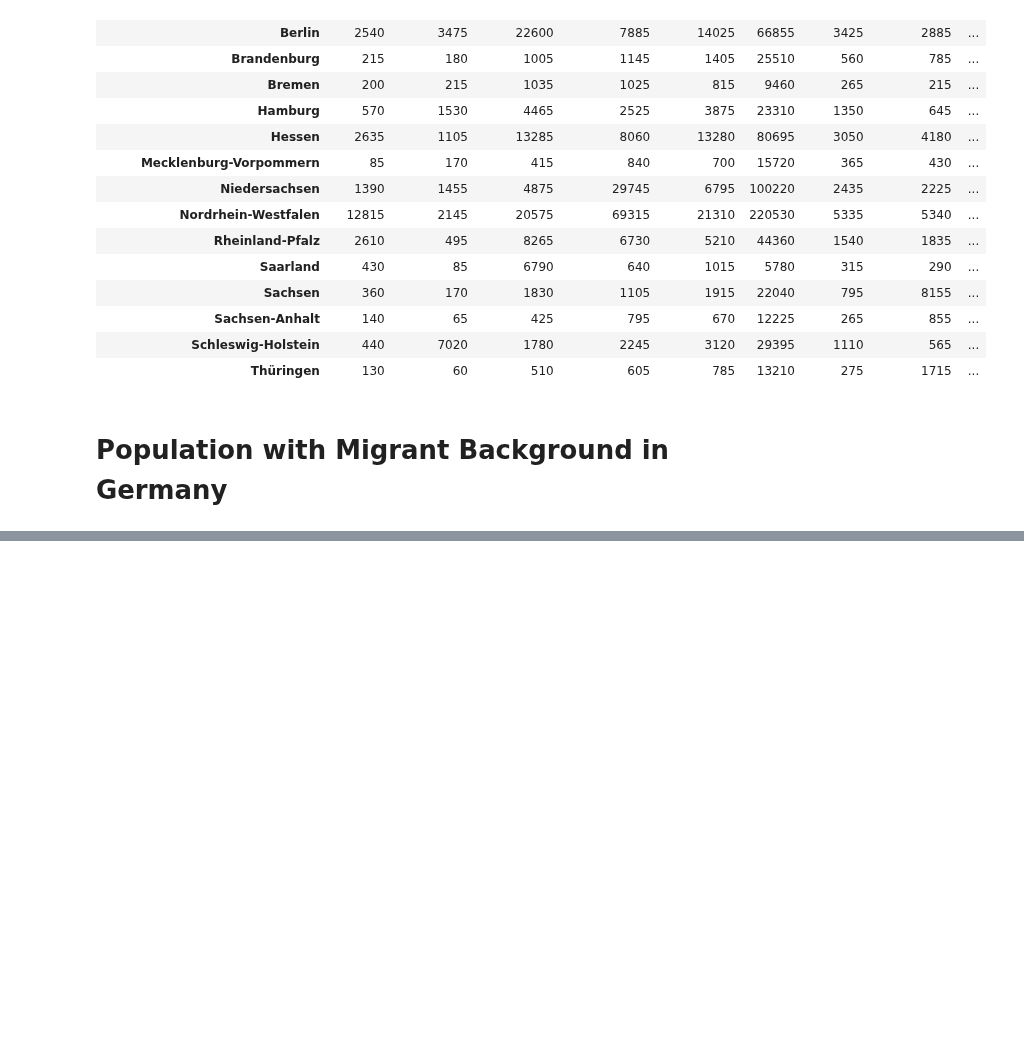
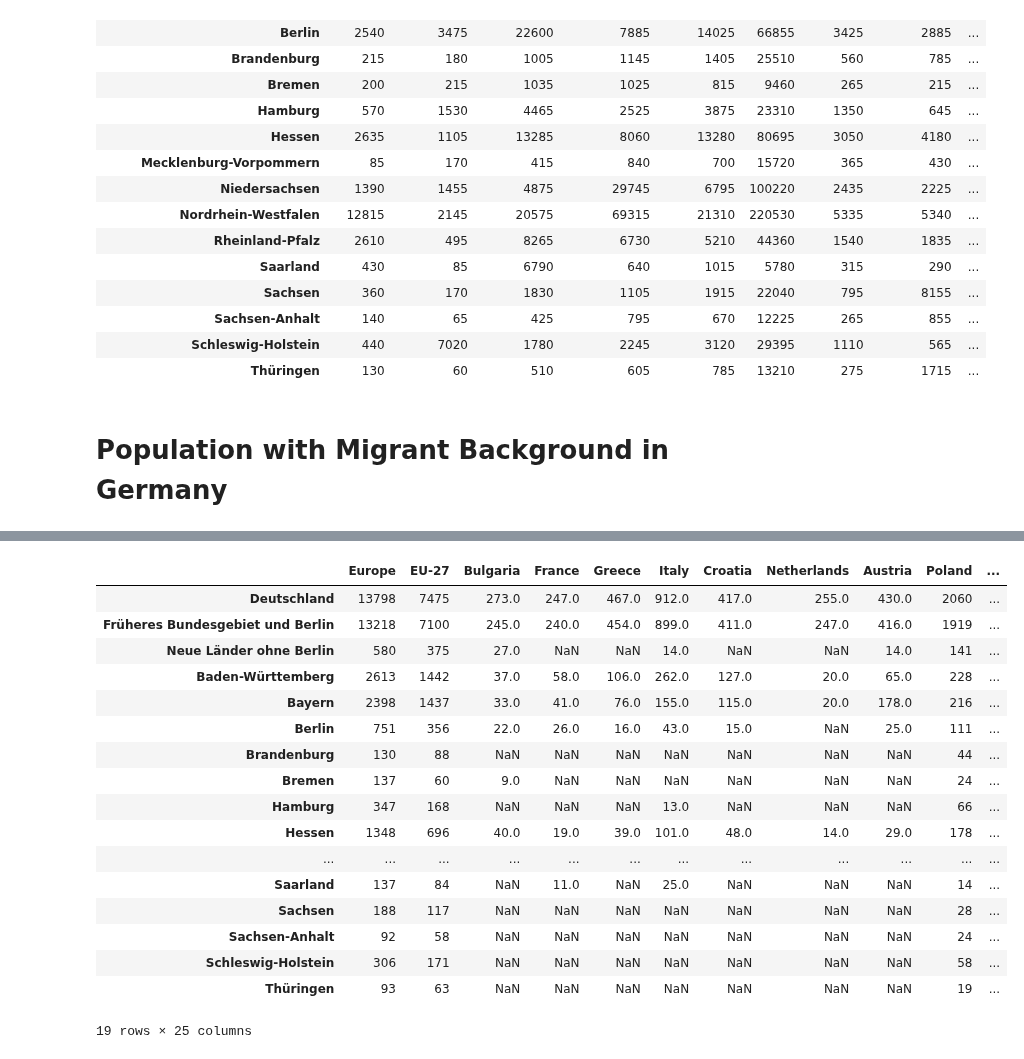
Before and after one commit to Alvaroguijarro97/ML_Group_Project, a Jupyter notebook: Data_Foreign_Test.ipynb, the cells around one changed output, grey strips where cells are left out. Saved outputs shown, nothing was run; the diff lists cells and outputs as text; code cells hidden in the pictures; blank space fills up the shorter version.

```diff
--- a/Data_Foreign_Test.ipynb
+++ b/Data_Foreign_Test.ipynb
@@ -127,0 +108,79 @@ migrant_data
+# %%
+df = pd.DataFrame(
+    {"Europe": [13798, 13218, 580, 2613, 2398, 751, 130, 137, 347, 1348, 77, 1064, 3433, 686, 137, 188, 92, 306, 93],
+     "EU-27": [7475   ,  7100  ,  375   , 1442   , 1437   ,  356   ,  88   ,  60   ,  168   ,  696   ,  49   ,  562   , 1757   ,  369   ,  84   ,  117   ,  58   ,  171   ,  63],
+     "Bulgaria": [273   ,  245   ,  27   ,  37   , 33   , 22   ,np.nan   , 9   ,np.nan   ,  40   ,np.nan   , 19   ,  54   ,  18   ,np.nan   ,np.nan   ,np.nan   ,np.nan   ,np.nan],
+     "France": [247   ,  240   ,np.nan   ,  58   ,  41   ,  26   ,np.nan   ,np.nan   ,np.nan   ,  19   ,np.nan   , 10   ,  40   ,  21   , 11   ,np.nan   ,np.nan   ,np.nan   ,np.nan],
+     "Greece": [467   ,  454   ,np.nan   ,  106   ,  76   , 16   ,np.nan   ,np.nan   ,np.nan   ,  39   ,np.nan   ,  28   ,  152   ,  18   ,np.nan   ,np.nan   ,np.nan   ,np.nan   ,np.nan   ],
+     "Italy": [912   ,  899   , 14   ,  262   ,  155   ,  43   ,np.nan   ,np.nan   , 13   ,  101   ,np.nan   ,  43   ,  205   ,  40   ,  25   ,np.nan   ,np.nan   ,np.nan   ,np.nan   ],
+     "Croatia": [417   ,  411   ,np.nan   ,  127   ,  115   , 15   ,np.nan   ,np.nan   ,np.nan   ,  48   ,np.nan   , 14   ,  59   ,  14   ,np.nan   ,np.nan   ,np.nan   ,np.nan   ,np.nan   ],
+     "Netherlands": [255   ,  247   ,np.nan   ,  20   , 20   ,np.nan   ,np.nan   ,np.nan   ,np.nan   , 14   ,np.nan   ,  58   ,  100   , 9   ,np.nan   ,np.nan   ,np.nan   ,np.nan   ,np.nan   ],
+     "Austria": [430   ,  416   , 14   ,  65   ,  178   ,  25   ,np.nan   ,np.nan   ,np.nan   ,  29   ,np.nan   ,  20   ,  60   ,  13   ,np.nan   ,np.nan   ,np.nan   ,np.nan   ,np.nan   ],
+     "Poland": [2060   , 1919   ,  141   ,  228   ,  216   ,  111   ,  44   ,  24   ,  66   ,  178   ,  27   ,  222   ,  699   ,  102   , 14   ,  28   ,  24   ,  58   ,  19   ],
+     "Portugal": [183   ,  179   ,np.nan   ,  33   ,np.nan   ,np.nan   ,np.nan   ,np.nan   ,np.nan   ,  25   ,np.nan   ,np.nan   ,  61   ,np.nan   ,np.nan   ,np.nan   ,np.nan   ,np.nan   ,np.nan   ],
+     "Rumania": [953   ,  911   ,  42   ,  284   ,  286   , 16   ,np.nan   ,np.nan   ,np.nan   ,  78   ,np.nan   ,  51   ,  110   ,  48   ,np.nan   , 17   ,np.nan   , 18   ,np.nan   ],
+     "Spain": [256   ,  252   ,np.nan   ,  42   ,  40   , 20   ,np.nan   ,np.nan   ,np.nan   ,  32   ,np.nan   ,  27   ,  68   ,np.nan   ,np.nan   ,np.nan   ,np.nan   ,np.nan   ,np.nan   ],
+     "Czech Republic": [217   ,  186   ,  31   ,  40   ,  69   ,np.nan   ,np.nan   ,np.nan   ,np.nan   ,  31   ,np.nan   ,np.nan   ,  22   , 8   ,np.nan   ,  15   ,np.nan   ,np.nan   ,np.nan   ],
+     "Hungary": [296   ,  268   ,  28   ,  79   ,  84   ,np.nan   ,np.nan   ,np.nan   ,np.nan   ,  23   ,np.nan   , 13   ,  34   , 13   ,np.nan   ,  12   ,np.nan   ,np.nan   ,np.nan   ],
+     "Further European Countries": [6323   , 6118   ,  205   , 1171   ,  961   ,  395   ,  42   ,  78   ,  179   ,  652   ,  28   ,  502   , 1675   ,  316   ,  53   ,  72   ,  33   ,  135   ,  30],
+     "Bosnien und Herzegowina":  [498   ,  494   ,np.nan   ,  125   ,  138   , 18   ,np.nan   ,np.nan   ,np.nan   ,  64   ,np.nan   , 15   ,  84   ,  24   ,np.nan   ,np.nan   ,np.nan   ,np.nan   ,np.nan   ],
+     "Kosovo": [443   ,  435   ,np.nan   ,  111   ,  102   ,np.nan   ,np.nan   ,np.nan   ,np.nan   ,  33   ,np.nan   ,  36   ,  88   ,  31   ,np.nan   ,np.nan   ,np.nan   ,np.nan   ,np.nan  ],
+     "Republik Moldau": [89   ,  80   ,np.nan   , 14   ,np.nan   ,np.nan   ,np.nan   ,np.nan   ,np.nan   ,np.nan   ,np.nan   ,np.nan   ,np.nan   ,np.nan   ,np.nan   ,np.nan   ,np.nan   ,np.nan   ,np.nan   ],
+     "Nordmazedonien": [154   ,  150   ,np.nan   ,  34   ,np.nan   ,np.nan   ,np.nan   ,np.nan   ,np.nan   , 15   ,np.nan   ,np.nan   ,  56   ,np.nan   ,np.nan   ,np.nan   ,np.nan   ,np.nan   ,np.nan   ],
+     "Russische Föderation": [ 1225   , 1143   ,  82   ,  192   ,  159   ,  62   , 14   ,  13   ,  21   ,  103   ,  12   ,  155   ,  313   ,  82   ,  17   ,  33   , 12   ,  26   , 12   ],
+     "Serbien": [351   ,  342   , 9   ,  96   ,  69   , 20   ,np.nan   ,np.nan   ,np.nan   ,  46   ,np.nan   , 17   ,  64   , 11   ,np.nan   ,np.nan   ,np.nan   ,np.nan   ,np.nan   ],
+     "Türkei": [2757   , 2731   ,  27   ,  471   ,  335   ,  197   ,np.nan   ,  44   ,  94   ,  309   ,np.nan   ,  182   ,  900   ,  113   , 20   , 8   ,np.nan   ,  64   ,np.nan   ],
+     "Ukraine": [325   ,  286   ,  39   ,  46   ,  55   ,  32   ,np.nan   ,np.nan   ,np.nan   ,  27   ,np.nan   ,  28   ,  60   ,  18   ,np.nan   ,  14   ,np.nan   ,np.nan   ,np.nan  ],
+     "Vereinigtes Königreich": [176   ,  170   ,np.nan   ,  19   , 24   , 21   ,np.nan   ,np.nan   ,np.nan   ,  18   ,np.nan   ,  25   ,  42   , 7   ,np.nan   ,np.nan   ,np.nan   ,np.nan   ,np.nan   ]
+     }
+     )
+
+df = df.rename(
+    columns={
+      "A": "a",
+      "B": "c"}
+      )
+
+df = df.rename(
+    index={
+        0: "Deutschland",
+        1: "Früheres Bundesgebiet und Berlin",
+        2: "Neue Länder ohne Berlin",
+        3: "Baden-Württemberg",
+        4: "Bayern",
+        5: "Berlin",
+        6: "Brandenburg",
+        7: "Bremen",
+        8: "Hamburg",
+        9: "Hessen",
+        10: "Mecklenburg-Vorpommern",
+        11: "Niedersachsen",
+        12: "Nordrhein-Westfalen",
+        13: "Rheinland-Pfalz",
+        14: "Saarland",
+        15: "Sachsen",
+        16: "Sachsen-Anhalt",
+        17: "Schleswig-Holstein",
+        18: "Thüringen"
+        }
+        )
+df
+# %% [output]
+|  | Europe | EU-27 | Bulgaria | France | Greece | Italy | Croatia | Netherlands | Austria | Poland | ... |
+| Deutschland | 13798 | 7475 | 273.0 | 247.0 | 467.0 | 912.0 | 417.0 | 255.0 | 430.0 | 2060 | ... |
+| Früheres Bundesgebiet und Berlin | 13218 | 7100 | 245.0 | 240.0 | 454.0 | 899.0 | 411.0 | 247.0 | 416.0 | 1919 | ... |
+| Neue Länder ohne Berlin | 580 | 375 | 27.0 | NaN | NaN | 14.0 | NaN | NaN | 14.0 | 141 | ... |
+| Baden-Württemberg | 2613 | 1442 | 37.0 | 58.0 | 106.0 | 262.0 | 127.0 | 20.0 | 65.0 | 228 | ... |
+| Bayern | 2398 | 1437 | 33.0 | 41.0 | 76.0 | 155.0 | 115.0 | 20.0 | 178.0 | 216 | ... |
+| Berlin | 751 | 356 | 22.0 | 26.0 | 16.0 | 43.0 | 15.0 | NaN | 25.0 | 111 | ... |
+| Brandenburg | 130 | 88 | NaN | NaN | NaN | NaN | NaN | NaN | NaN | 44 | ... |
+| Bremen | 137 | 60 | 9.0 | NaN | NaN | NaN | NaN | NaN | NaN | 24 | ... |
+| Hamburg | 347 | 168 | NaN | NaN | NaN | 13.0 | NaN | NaN | NaN | 66 | ... |
+| Hessen | 1348 | 696 | 40.0 | 19.0 | 39.0 | 101.0 | 48.0 | 14.0 | 29.0 | 178 | ... |
+| ... | ... | ... | ... | ... | ... | ... | ... | ... | ... | ... | ... |
+| Saarland | 137 | 84 | NaN | 11.0 | NaN | 25.0 | NaN | NaN | NaN | 14 | ... |
+| Sachsen | 188 | 117 | NaN | NaN | NaN | NaN | NaN | NaN | NaN | 28 | ... |
+| Sachsen-Anhalt | 92 | 58 | NaN | NaN | NaN | NaN | NaN | NaN | NaN | 24 | ... |
+| Schleswig-Holstein | 306 | 171 | NaN | NaN | NaN | NaN | NaN | NaN | NaN | 58 | ... |
+| Thüringen | 93 | 63 | NaN | NaN | NaN | NaN | NaN | NaN | NaN | 19 | ... |
+19 rows × 25 columns
```
Also changed, not shown: parts of 3 cells of this notebook.
